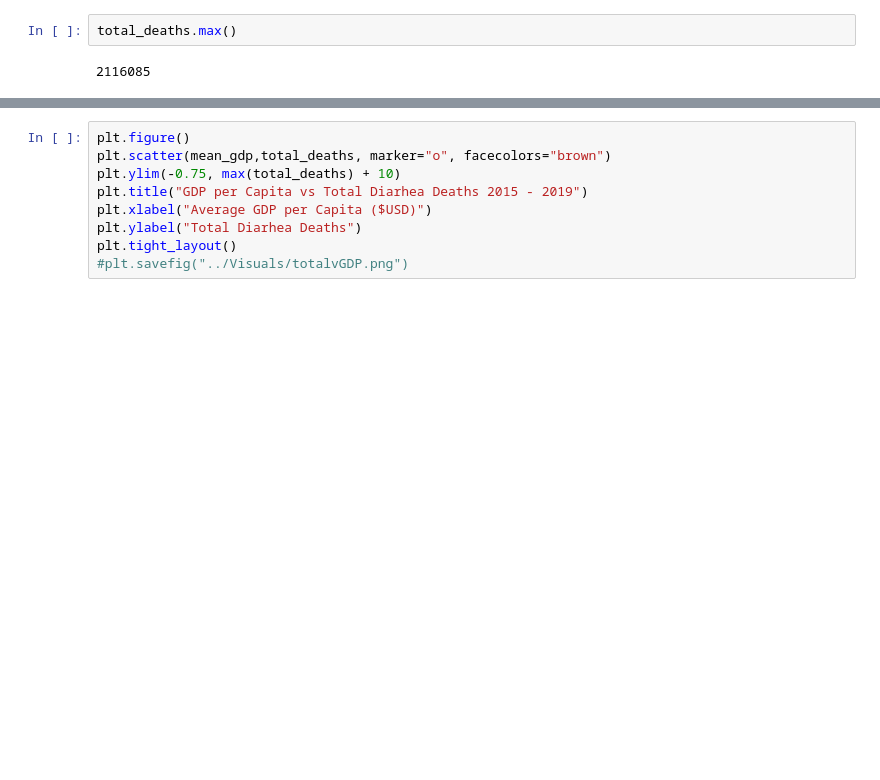
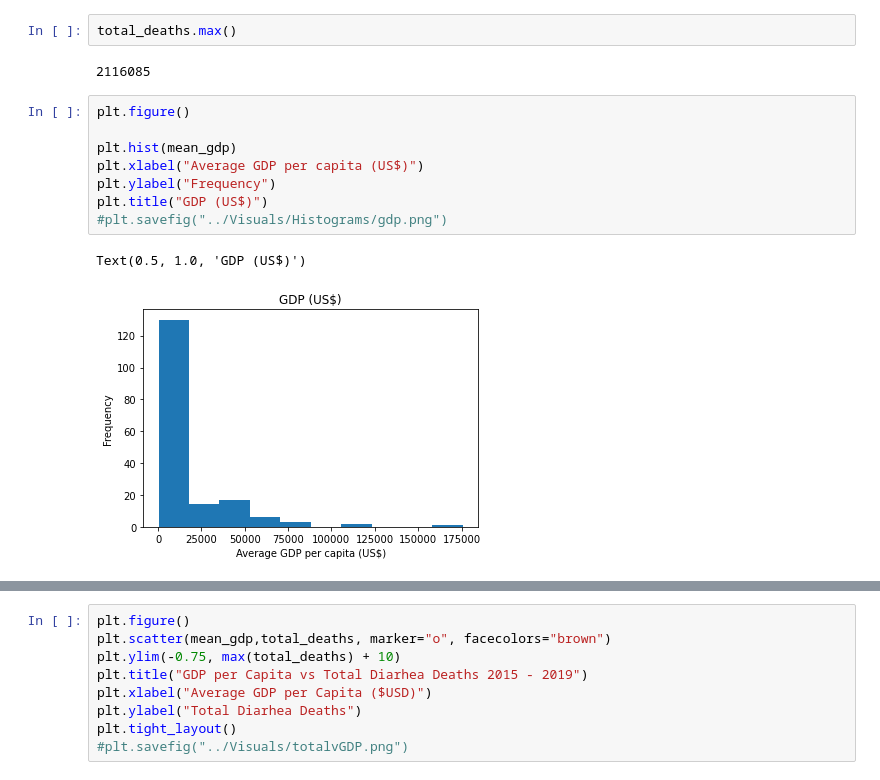
Before and after one commit to RHockley/Project-1-Water-Source-Mortality, a Jupyter notebook: Work_Folder/Visuals.ipynb, the cells around one changed output, grey strips where cells are left out. Drawn from its saved outputs; the diff is of its cells as text; blank space fills up the shorter version.

```diff
--- a/Work_Folder/Visuals.ipynb
+++ b/Work_Folder/Visuals.ipynb
@@ -126,3 +136,14 @@ Name: GDP per capita (US$), Length: 173, dtype: float64
 total_deaths.max()
 # %% [output]
 2116085
+# %%
+plt.figure()
+
+plt.hist(mean_gdp)
+plt.xlabel("Average GDP per capita (US$)")
+plt.ylabel("Frequency")
+plt.title("GDP (US$)")
+#plt.savefig("../Visuals/Histograms/gdp.png")
+# %% [output]
+Text(0.5, 1.0, 'GDP (US$)')
+[figure, added]
```
Also changed, not shown: parts of 44 cells of this notebook.
